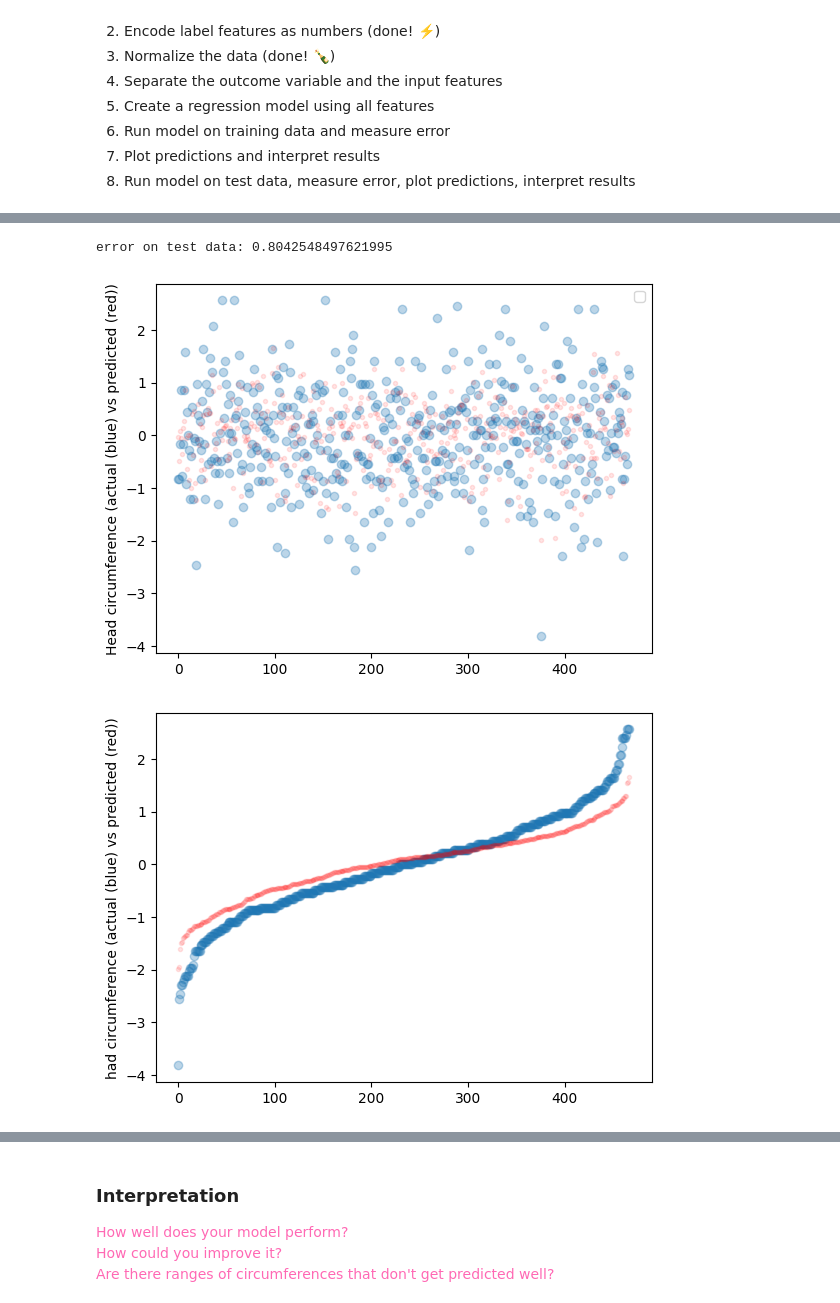
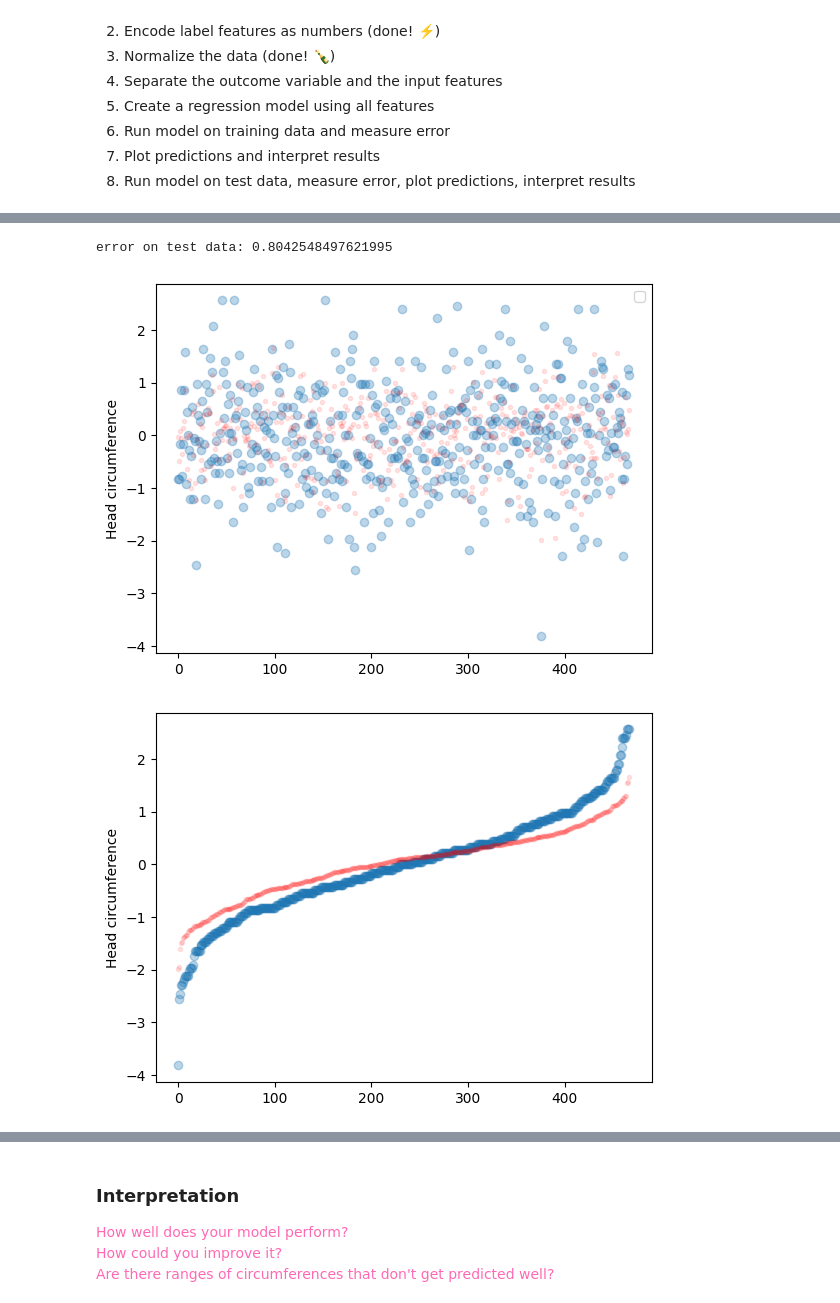
Before and after one commit to lara-ML2025/Homework07, a Jupyter notebook: Homework07.ipynb, the cells around one changed output, grey strips where cells are left out. Drawn from its saved outputs; the diff is of its cells as text; code cells hidden in the pictures.

```diff
--- a/Homework07.ipynb
+++ b/Homework07.ipynb
@@ -285,7 +285,7 @@ plt.show()
 # this lets us see if there are ranges where the model is wrong/right more often
 plt.plot(sorted(head_circumference.values), marker='o', linestyle='', alpha=0.3)
 plt.plot(sorted(predicted_head_circumference), color='r', marker='o', markersize='3', linestyle='', alpha=0.1)
-plt.ylabel("had circumference (actual (blue) vs predicted (red))")
+plt.ylabel("Head circumference")
 plt.show()
 # we can see that there is a larger divergence between actual and predicted values at the extreme ends of the head circumference values than at the middle ranges
 
@@ -300,7 +300,7 @@ for feat in ["head.height", "weight", "foot.length", "foot.breadth"]:
   plt.plot(x, head_circumference_original, marker='o', linestyle='', alpha=0.3)
   plt.plot(x, head_circumference_predicted, color='r', marker='o', markersize='3', linestyle='', alpha=0.1)
   plt.xlabel(feat)
-  plt.ylabel("head circumference")
+  plt.ylabel("Head circumference")
   plt.show()
 
 # overall, the scatterplots show that that the predicted trend is correct, seen in the linear relationship between predicted and actual values.
@@ -338,38 +338,38 @@ features_test = ansur_test_scaled_df[["head.height", "weight", "foot.length", "f
 ## measuring error on test data with the model created from training data
 predicted_head_circumference_test = head_circumference_model.predict(features_test)
 error = regression_error(head_circumference_test, predicted_head_circumference_test)
 print("error on test data:", error)
 
 ## Plot predictions and interpret results
 
 plt.plot(head_circumference_test, marker='o', linestyle='', alpha=0.3)
 plt.plot(predicted_head_circumference_test, color='r', marker='o', markersize='3', linestyle='', alpha=0.1)
-plt.ylabel("Head circumference (actual (blue) vs predicted (red))")
+plt.ylabel("Head circumference")
 plt.legend()
 plt.show()
 
 # another way to visualize how far off the model is from the actual data is to look at sorted lists of head circumferences
 # this lets us see if there are ranges where the model is wrong/right more often
 plt.plot(sorted(head_circumference_test.values), marker='o', linestyle='', alpha=0.3)
 plt.plot(sorted(predicted_head_circumference_test), color='r', marker='o', markersize='3', linestyle='', alpha=0.1)
-plt.ylabel("had circumference (actual (blue) vs predicted (red))")
+plt.ylabel("Head circumference")
 plt.show()
 
 # and since there are more than 3 variables to map, we can just plot head circumference as a function of a few individual features
 # plot head.circumference vs head.height, weight, foot.length, foot.breadth
 for feat in ["head.height", "weight", "foot.length", "foot.breadth"]:
   x = ansur_test_scaled_df[feat]
   head_circumference_predicted = predicted_head_circumference_test
   # Plot the original and predicted head circumferences
   plt.plot(x, head_circumference_test, marker='o', linestyle='', alpha=0.3)
   plt.plot(x, head_circumference_predicted, color='r', marker='o', markersize='3', linestyle='', alpha=0.1)
   plt.xlabel(feat)
-  plt.ylabel("head circumference")
+  plt.ylabel("Head circumference")
   plt.show()
 # %% [output]
 error on test data: 0.8042548497621995
-[figure, old version]
+[figure, new version]
-[figure, old version]
+[figure, new version]
 [figure]
 [figure]
 [figure]
```
Also changed, not shown: parts of 3 cells of this notebook.
